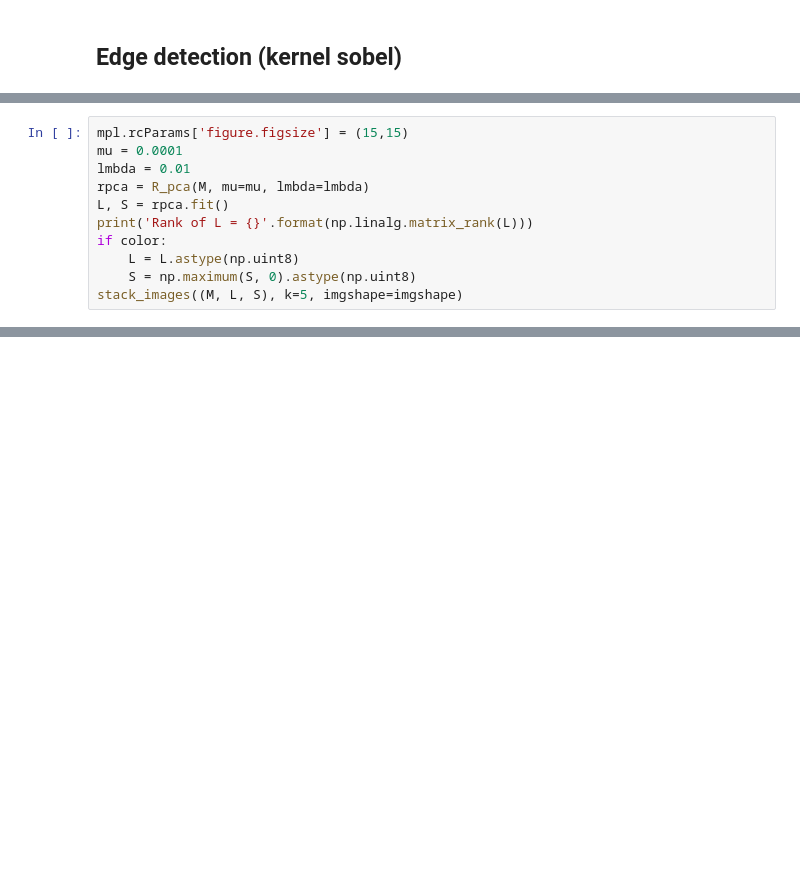
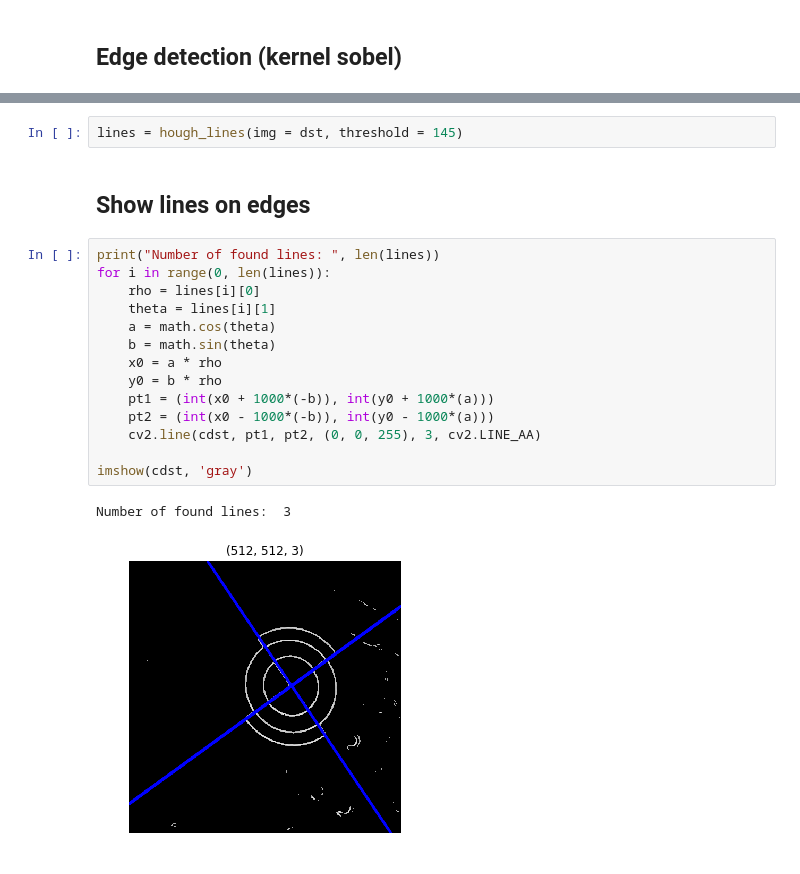
Before and after one commit to YevgenyW/CV-2019, a Jupyter notebook: hough_space/hough_space.ipynb, the cells around one changed output, grey strips where cells are left out. Drawn from its saved outputs; the diff is of its cells as text; blank space fills up the shorter version.

```diff
--- a/hough_space/hough_space.ipynb
+++ b/hough_space/hough_space.ipynb
@@ -245,11 +151,0 @@ else:
-# %%
-mpl.rcParams['figure.figsize'] = (15,15)
-mu = 0.0001
-lmbda = 0.01
-rpca = R_pca(M, mu=mu, lmbda=lmbda)
-L, S = rpca.fit()
-print('Rank of L = {}'.format(np.linalg.matrix_rank(L)))
-if color:
-    L = L.astype(np.uint8)
-    S = np.maximum(S, 0).astype(np.uint8)
-stack_images((M, L, S), k=5, imgshape=imgshape)
@@ -594,0 +240,21 @@ plt.show()
+# %%
+lines = hough_lines(img = dst, threshold = 145)
+# %% [markdown]
+## Show lines on edges
+# %%
+print("Number of found lines: ", len(lines))
+for i in range(0, len(lines)):
+    rho = lines[i][0]
+    theta = lines[i][1]
+    a = math.cos(theta)
+    b = math.sin(theta)
+    x0 = a * rho
+    y0 = b * rho
+    pt1 = (int(x0 + 1000*(-b)), int(y0 + 1000*(a)))
+    pt2 = (int(x0 - 1000*(-b)), int(y0 - 1000*(a)))
+    cv2.line(cdst, pt1, pt2, (0, 0, 255), 3, cv2.LINE_AA)
+
+imshow(cdst, 'gray')
+# %% [output]
+Number of found lines:  3
+[figure, added]
```
Also changed, not shown: parts of 57 cells of this notebook.
